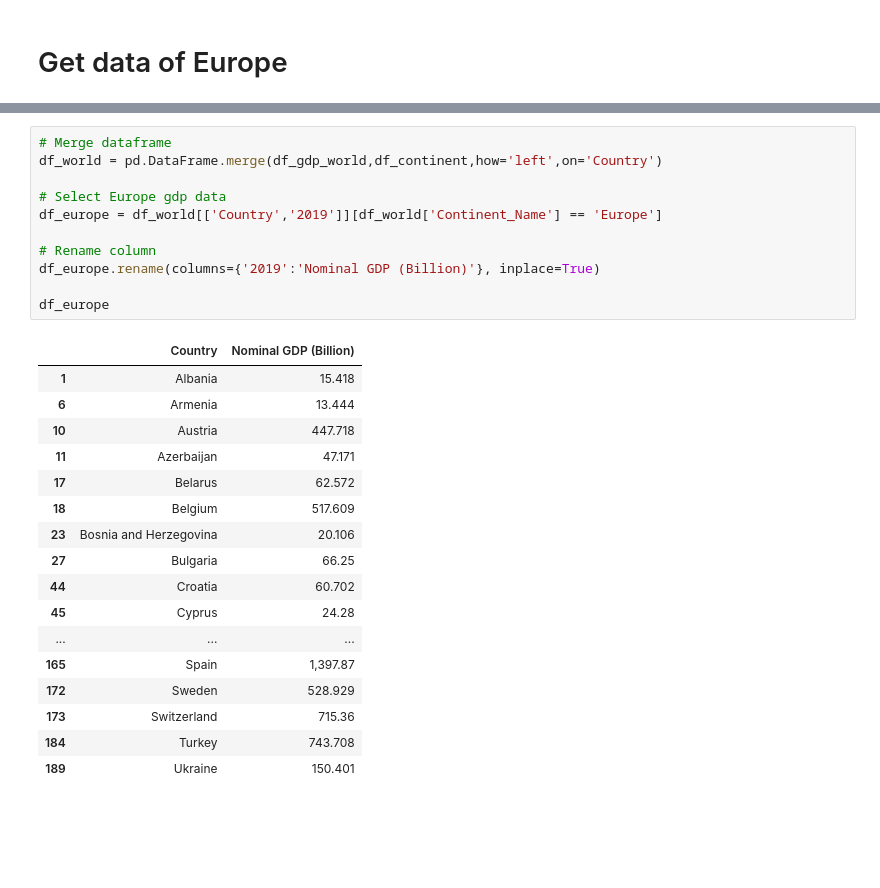
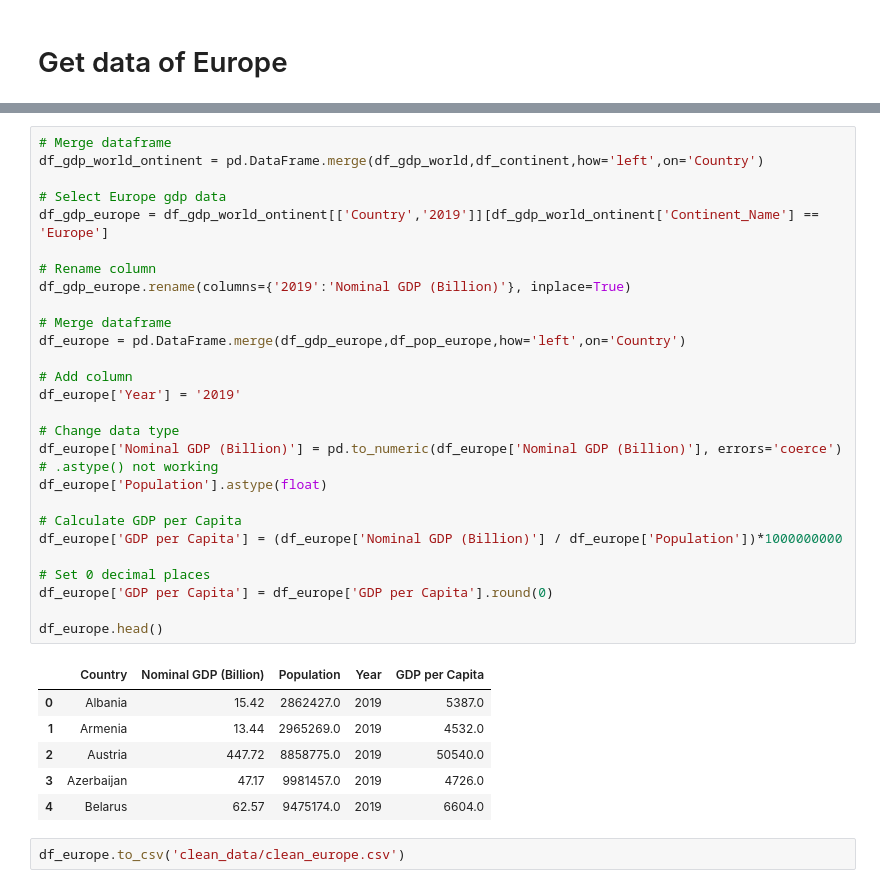
Before and after one commit to david880110/Economy-by-Country, a Jupyter notebook: data_cleaning.ipynb, the cells around one changed output, grey strips where cells are left out. Cells and saved outputs as stored; diff of their text form; blank space fills up the shorter version.

Commit message:
fix europe data

```diff
--- a/data_cleaning.ipynb
+++ b/data_cleaning.ipynb
@@ -230,29 +221,36 @@ df_gdp_world.head()
-# %%
-# Merge dataframe
-df_world = pd.DataFrame.merge(df_gdp_world,df_continent,how='left',on='Country')
-
-# Select Europe gdp data
-df_europe = df_world[['Country','2019']][df_world['Continent_Name'] == 'Europe']
-
-# Rename column
-df_europe.rename(columns={'2019':'Nominal GDP (Billion)'}, inplace=True)
-
-df_europe
-# %% [output]
-|  | Country | Nominal GDP (Billion) |
-| 1 | Albania | 15.418 |
-| 6 | Armenia | 13.444 |
-| 10 | Austria | 447.718 |
-| 11 | Azerbaijan | 47.171 |
-| 17 | Belarus | 62.572 |
-| 18 | Belgium | 517.609 |
-| 23 | Bosnia and Herzegovina | 20.106 |
-| 27 | Bulgaria | 66.25 |
-| 44 | Croatia | 60.702 |
-| 45 | Cyprus | 24.28 |
-| ... | ... | ... |
-| 165 | Spain | 1,397.87 |
-| 172 | Sweden | 528.929 |
-| 173 | Switzerland | 715.36 |
-| 184 | Turkey | 743.708 |
-| 189 | Ukraine | 150.401 |
+# %%
+# Merge dataframe
+df_gdp_world_ontinent = pd.DataFrame.merge(df_gdp_world,df_continent,how='left',on='Country')
+
+# Select Europe gdp data
+df_gdp_europe = df_gdp_world_ontinent[['Country','2019']][df_gdp_world_ontinent['Continent_Name'] == 'Europe']
+
+# Rename column
+df_gdp_europe.rename(columns={'2019':'Nominal GDP (Billion)'}, inplace=True)
+
+# Merge dataframe
+df_europe = pd.DataFrame.merge(df_gdp_europe,df_pop_europe,how='left',on='Country')
+
+# Add column
+df_europe['Year'] = '2019'
+
+# Change data type
+df_europe['Nominal GDP (Billion)'] = pd.to_numeric(df_europe['Nominal GDP (Billion)'], errors='coerce') # .astype() not working
+df_europe['Population'].astype(float)
+
+# Calculate GDP per Capita
+df_europe['GDP per Capita'] = (df_europe['Nominal GDP (Billion)'] / df_europe['Population'])*1000000000
+
+# Set 0 decimal places
+df_europe['GDP per Capita'] = df_europe['GDP per Capita'].round(0)
+
+df_europe.head()
+# %% [output]
+|  | Country | Nominal GDP (Billion) | Population | Year | GDP per Capita |
+| 0 | Albania | 15.42 | 2862427.0 | 2019 | 5387.0 |
+| 1 | Armenia | 13.44 | 2965269.0 | 2019 | 4532.0 |
+| 2 | Austria | 447.72 | 8858775.0 | 2019 | 50540.0 |
+| 3 | Azerbaijan | 47.17 | 9981457.0 | 2019 | 4726.0 |
+| 4 | Belarus | 62.57 | 9475174.0 | 2019 | 6604.0 |
+# %%
+df_europe.to_csv('clean_data/clean_europe.csv')
```
Also changed, not shown: parts of 5 cells of this notebook, 4 other files.
